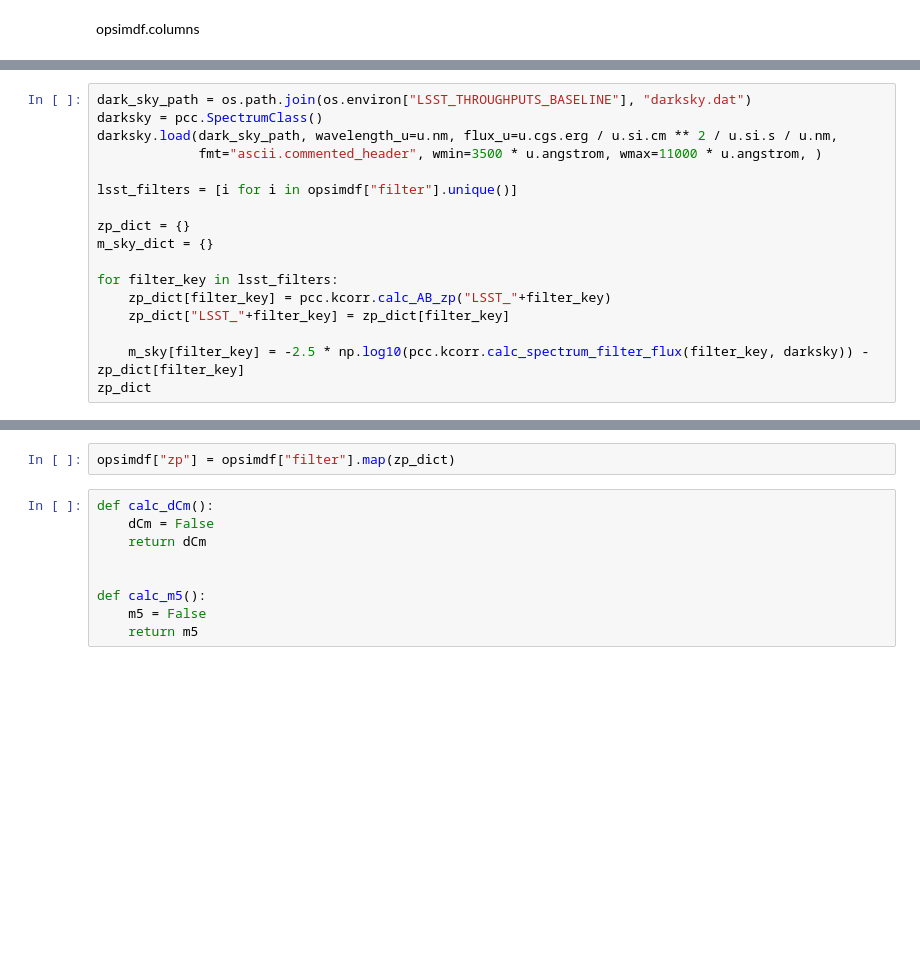
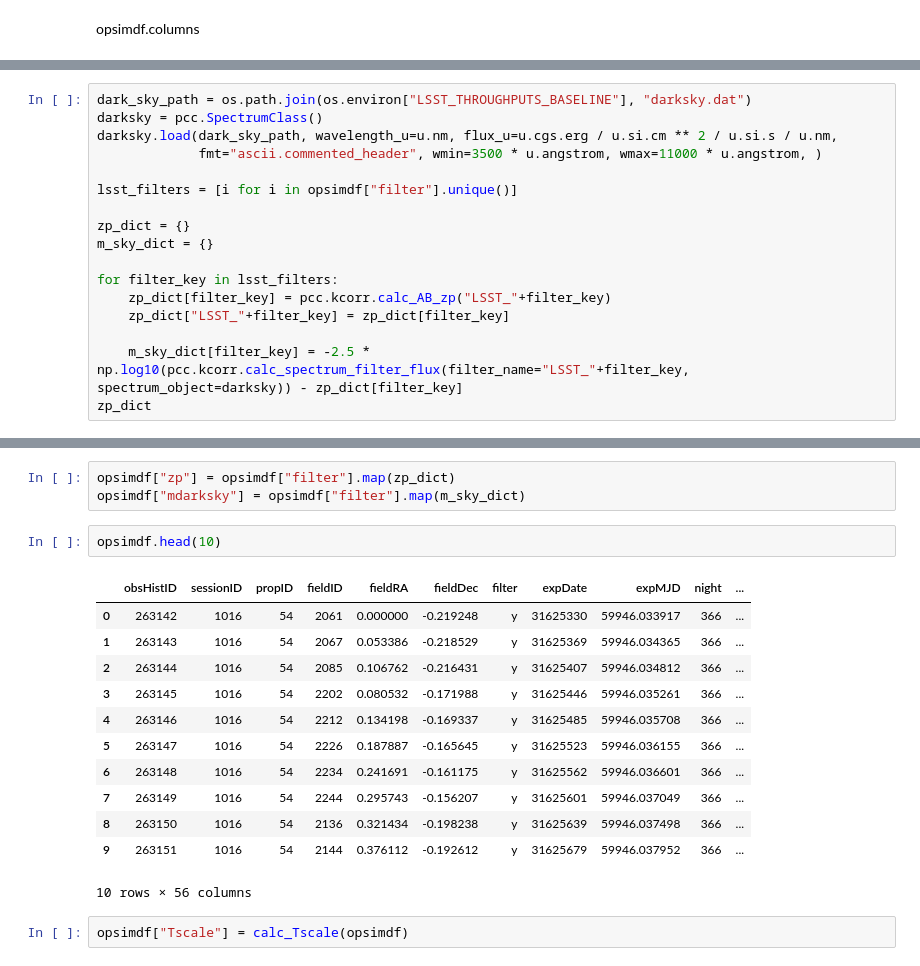
Before and after one commit to RobFirth/LSST_tools, a Jupyter notebook: lsst_tools/utils/notebooks/Calculate m5.ipynb, the cells around one changed output, grey strips where cells are left out. Drawn from its saved outputs; the diff is of its cells as text; blank space fills up the shorter version.

```diff
--- a/lsst_tools/utils/notebooks/Calculate m5.ipynb
+++ b/lsst_tools/utils/notebooks/Calculate m5.ipynb
@@ -94,5 +125,5 @@ for filter_key in lsst_filters:
     zp_dict[filter_key] = pcc.kcorr.calc_AB_zp("LSST_"+filter_key)
     zp_dict["LSST_"+filter_key] = zp_dict[filter_key]
 
-    m_sky[filter_key] = -2.5 * np.log10(pcc.kcorr.calc_spectrum_filter_flux(filter_key, darksky)) - zp_dict[filter_key]
+    m_sky_dict[filter_key] = -2.5 * np.log10(pcc.kcorr.calc_spectrum_filter_flux(filter_name="LSST_"+filter_key, spectrum_object=darksky)) - zp_dict[filter_key]
 zp_dict
@@ -99,11 +152,20 @@ zp_dict
 # %%
 opsimdf["zp"] = opsimdf["filter"].map(zp_dict)
+opsimdf["mdarksky"] = opsimdf["filter"].map(m_sky_dict)
-# %%
-def calc_dCm():
-    dCm = False
-    return dCm
-
-
-def calc_m5():
-    m5 = False
-    return m5
+# %%
+opsimdf.head(10)
+# %% [output]
+|  | obsHistID | sessionID | propID | fieldID | fieldRA | fieldDec | filter | expDate | expMJD | night | ... |
+| 0 | 263142 | 1016 | 54 | 2061 | 0.000000 | -0.219248 | y | 31625330 | 59946.033917 | 366 | ... |
+| 1 | 263143 | 1016 | 54 | 2067 | 0.053386 | -0.218529 | y | 31625369 | 59946.034365 | 366 | ... |
+| 2 | 263144 | 1016 | 54 | 2085 | 0.106762 | -0.216431 | y | 31625407 | 59946.034812 | 366 | ... |
+| 3 | 263145 | 1016 | 54 | 2202 | 0.080532 | -0.171988 | y | 31625446 | 59946.035261 | 366 | ... |
+| 4 | 263146 | 1016 | 54 | 2212 | 0.134198 | -0.169337 | y | 31625485 | 59946.035708 | 366 | ... |
+| 5 | 263147 | 1016 | 54 | 2226 | 0.187887 | -0.165645 | y | 31625523 | 59946.036155 | 366 | ... |
+| 6 | 263148 | 1016 | 54 | 2234 | 0.241691 | -0.161175 | y | 31625562 | 59946.036601 | 366 | ... |
+| 7 | 263149 | 1016 | 54 | 2244 | 0.295743 | -0.156207 | y | 31625601 | 59946.037049 | 366 | ... |
+| 8 | 263150 | 1016 | 54 | 2136 | 0.321434 | -0.198238 | y | 31625639 | 59946.037498 | 366 | ... |
+| 9 | 263151 | 1016 | 54 | 2144 | 0.376112 | -0.192612 | y | 31625679 | 59946.037952 | 366 | ... |
+10 rows × 56 columns
+# %%
+opsimdf["Tscale"] = calc_Tscale(opsimdf)
```
Also changed, not shown: parts of 24 cells of this notebook.
